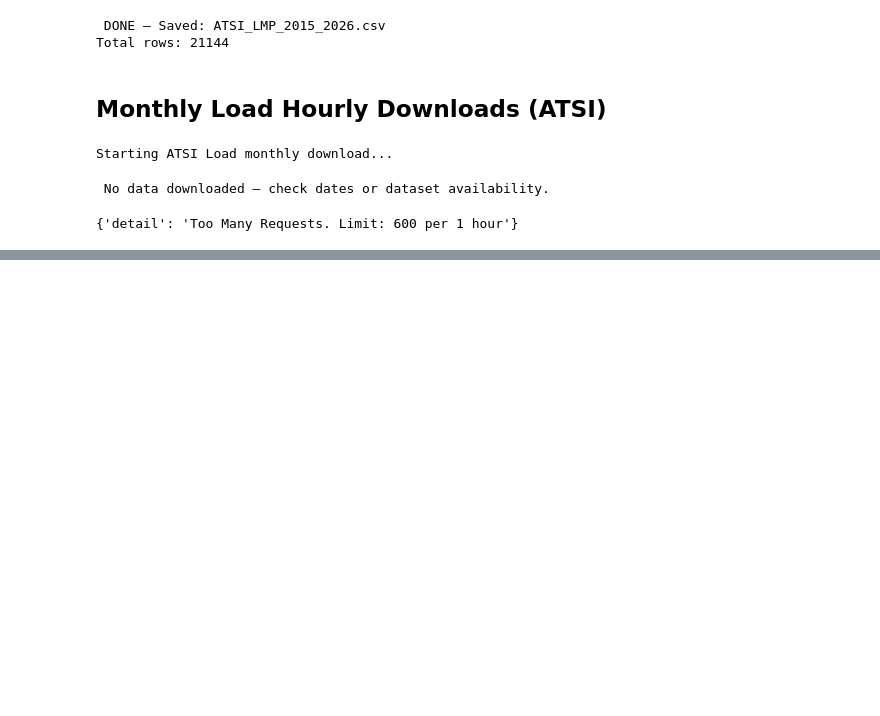
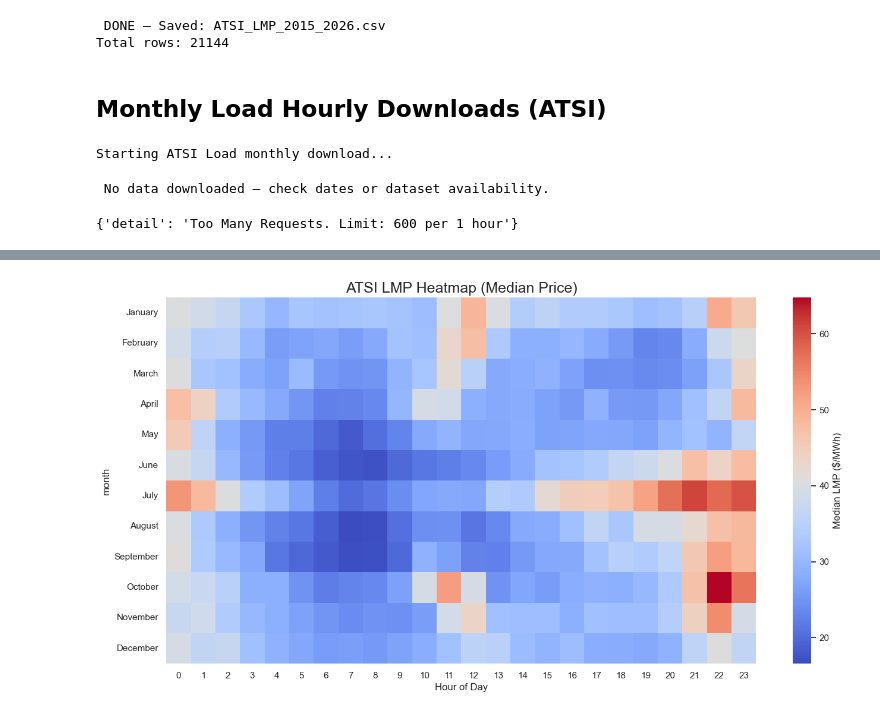
Before and after one commit to Aaron-Padilla/SolarCoders-MITPolicyHackathon25, a Jupyter notebook: Notebook1_Nima.ipynb, the cells around one changed output, grey strips where cells are left out. Saved outputs shown, nothing was run; the diff lists cells and outputs as text; code cells hidden in the pictures; blank space fills up the shorter version.

```diff
--- a/Notebook1_Nima.ipynb
+++ b/Notebook1_Nima.ipynb
@@ -472,0 +503,26 @@ resp.json()
+# %%
+#Heatmap (Median LMP by Hour × Month)
+import seaborn as sns
+sns.set(style="whitegrid")
+
+heatmap_data = df_lmp.pivot_table(
+    index='month',
+    columns='hour',
+    values='lmp',
+    aggfunc='median'
+)
+
+# reorder months
+month_order = [
+    "January","February","March","April","May","June",
+    "July","August","September","October","November","December"
+]
+heatmap_data = heatmap_data.reindex(month_order)
+
+plt.figure(figsize=(16,8))
+sns.heatmap(heatmap_data, cmap="coolwarm", cbar_kws={"label":"Median LMP ($/MWh)"})
+plt.title("ATSI LMP Heatmap (Median Price)", fontsize=18)
+plt.xlabel("Hour of Day")
+plt.show()
+# %% [output]
+[figure, added]
```
Also changed, not shown: parts of 7 cells of this notebook.
